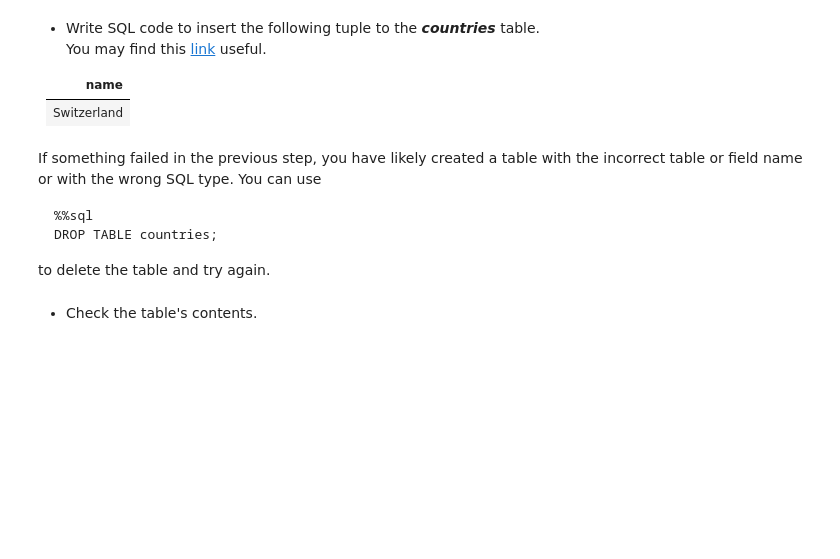
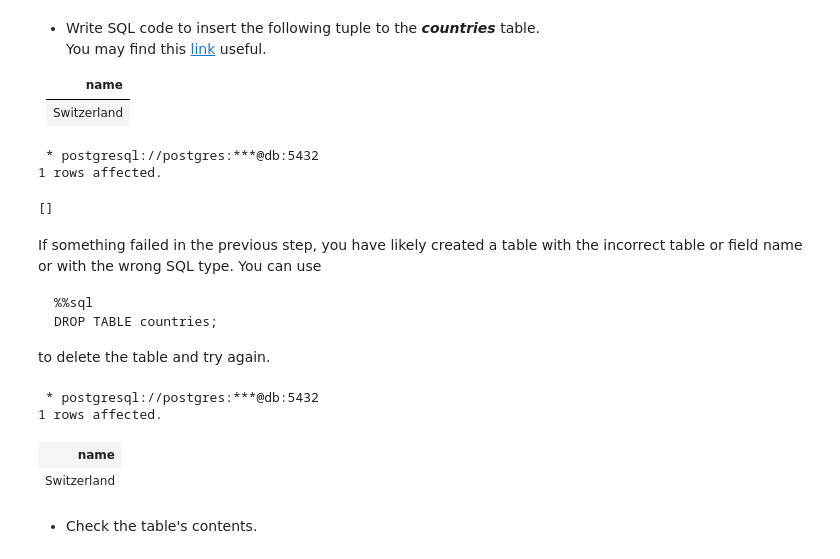
Before and after one commit to maxgalli/ISE2022, a Jupyter notebook: jupyter_sql/ex3_notebook.ipynb, the cells around one changed output. Drawn from its saved outputs; the diff is of its cells as text; code cells hidden in the pictures; blank space fills up the shorter version.

````diff
--- a/jupyter_sql/ex3_notebook.ipynb
+++ b/jupyter_sql/ex3_notebook.ipynb
@@ -73,3 +97,10 @@ SELECT * FROM countries;
+# %%
+%%sql
+INSERT INTO countries VALUES ('Switzerland');
+# %% [output]
+ * postgresql://postgres:***@db:5432
+1 rows affected.
+[]
 # %% [markdown]
 If something failed in the previous step, you have likely created a table with the incorrect table or field name or with the wrong SQL type.
 You can use
@@ -78,6 +109,14 @@ You can use
 DROP TABLE countries;
 ```
 to delete the table and try again.
+# %%
+%%sql
+SELECT * FROM countries;
+# %% [output]
+ * postgresql://postgres:***@db:5432
+1 rows affected.
+| name |
+| Switzerland |
 # %% [markdown]
 * Check the table's contents.
 # %%
````
Also changed, not shown: parts of 79 cells of this notebook.
